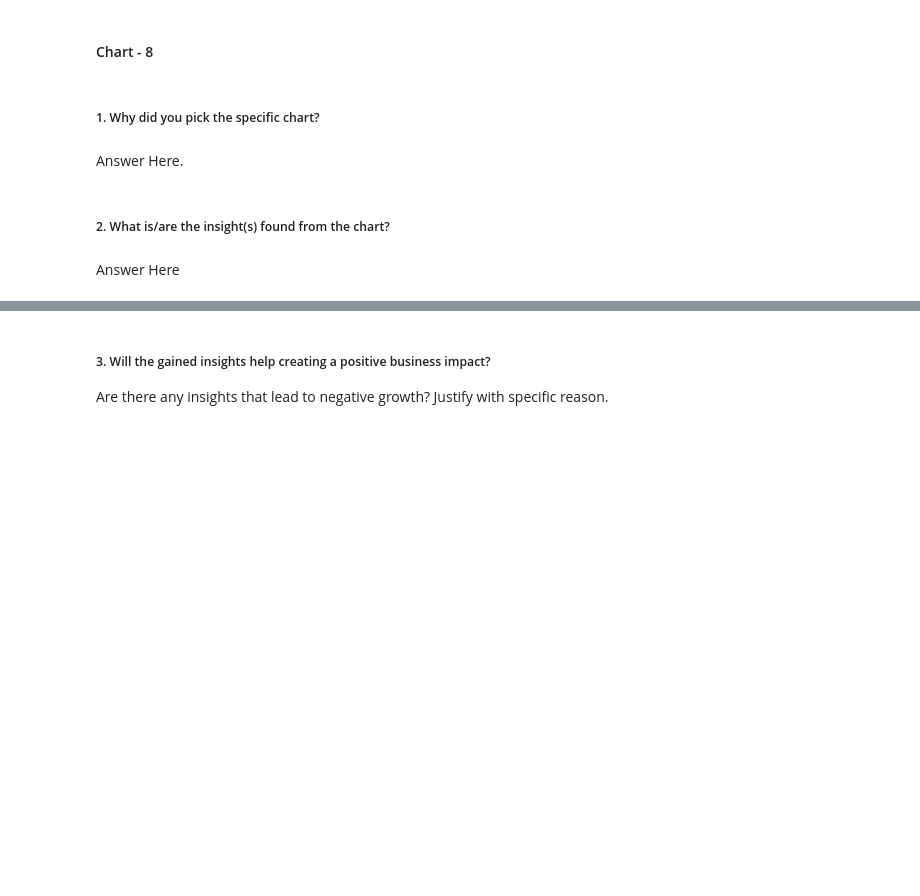
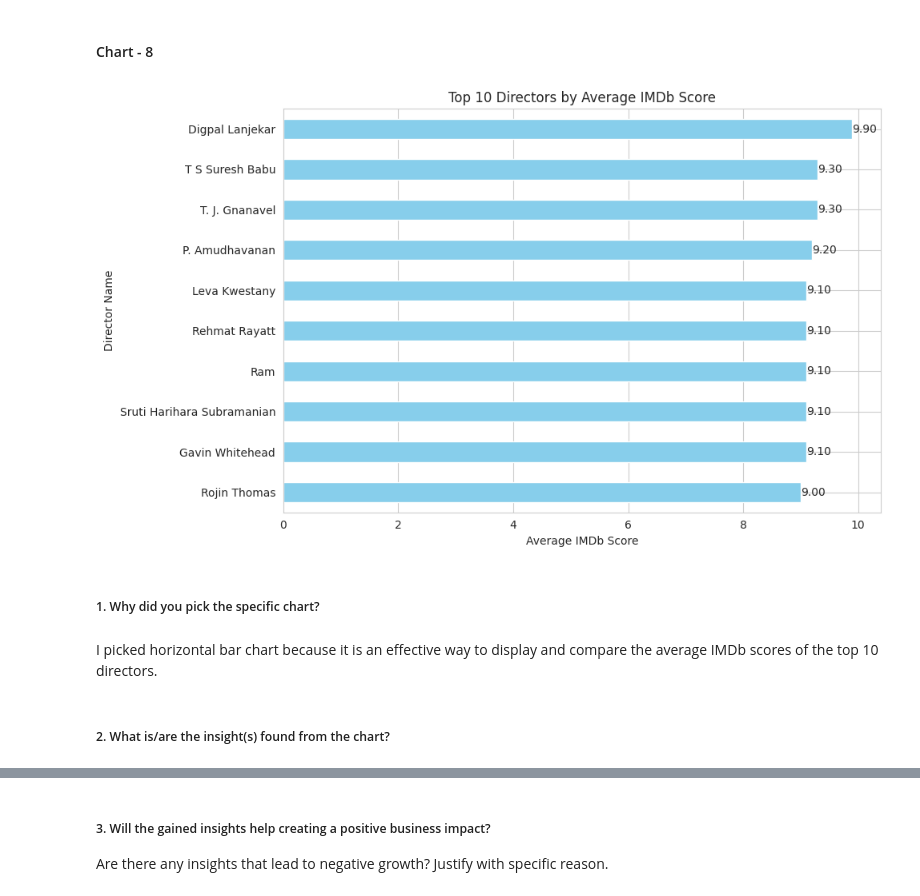
Before and after one commit to karthikdoguparthi/AlmaBetter, a Jupyter notebook: Capstone_Project_2_Amazon_Prime_EDA.ipynb, the cells around one changed output, grey strips where cells are left out. Saved outputs shown, nothing was run; the diff lists cells and outputs as text; code cells hidden in the pictures; blank space fills up the shorter version.

```diff
--- a/Capstone_Project_2_Amazon_Prime_EDA.ipynb
+++ b/Capstone_Project_2_Amazon_Prime_EDA.ipynb
@@ -654,8 +656,33 @@ Answer Here
+# %%
+# Chart - 8 visualization code
+# Successful Directors Chart
+
+# Converting list to string and removing rows with no value
+directors_exploded = merged_df.assign(director_name=merged_df['director_names'].apply(lambda x: ast.literal_eval(x) if isinstance(x, str) else x)).explode('director_name')
+directors_exploded = directors_exploded[directors_exploded['director_name'].astype(bool)]
+
+# Calculating the average IMDb score
+director_avg_imdb_score = directors_exploded.groupby('director_name')['imdb_score'].mean().sort_values(ascending=False)
+top_10_directors = director_avg_imdb_score.head(10)
+
+# Create a bar chart
+plt.figure(figsize=(10, 6))
+top_10_directors.sort_values(ascending=True).plot(kind='barh', color='skyblue')
+plt.title('Top 10 Directors by Average IMDb Score')
+plt.xlabel('Average IMDb Score')
+plt.ylabel('Director Name')
+plt.tight_layout()
+
+# Labeling the value
+for index, value in enumerate(top_10_directors.sort_values(ascending=True).values):
+    plt.text(value, index, f'{value:.2f}', va='center')
+
+plt.show()
+# %% [output]
+[figure, added]
 # %% [markdown]
 ##### 1. Why did you pick the specific chart?
-# %% [markdown]
-Answer Here.
+# %% [markdown]
+I picked horizontal bar chart because it is an effective way to display and compare the average IMDb scores of the top 10 directors.
 # %% [markdown]
 ##### 2. What is/are the insight(s) found from the chart?
-# %% [markdown]
-Answer Here
```
Also changed, not shown: parts of 17 cells of this notebook.
